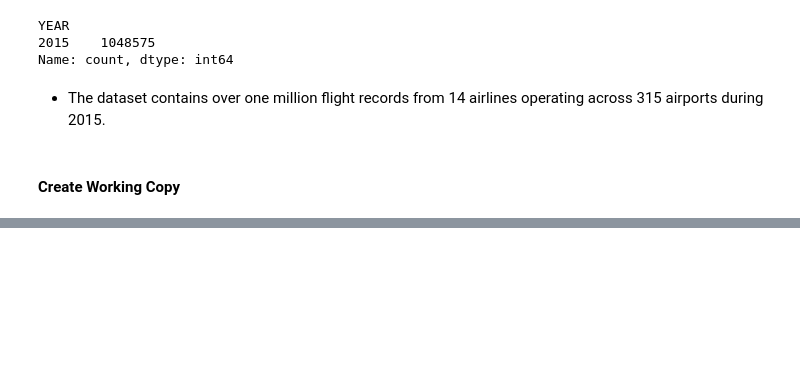
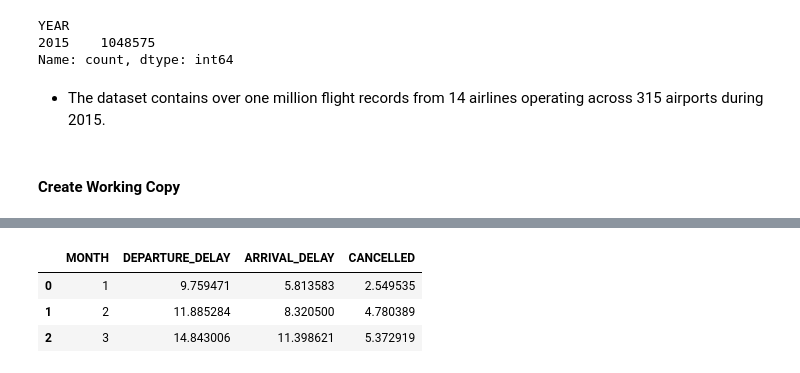
Before and after one commit to HerryTech/Python-Projects, a Jupyter notebook: Airline_Operations/airline_operations.ipynb, the cells around one changed output, grey strips where cells are left out. Saved outputs shown, nothing was run; the diff lists cells and outputs as text; code cells hidden in the pictures; blank space fills up the shorter version.

```diff
--- a/Airline_Operations/airline_operations.ipynb
+++ b/Airline_Operations/airline_operations.ipynb
@@ -359,0 +360,19 @@ summary
+# %%
+monthly_delay = (
+    df.groupby('MONTH')
+      .agg({
+          'DEPARTURE_DELAY': 'mean',
+          'ARRIVAL_DELAY': 'mean',
+          'CANCELLED': 'mean'
+      })
+      .reset_index()
+)
+
+monthly_delay['CANCELLED'] = monthly_delay['CANCELLED'] * 100
+
+monthly_delay
+# %% [output]
+|  | MONTH | DEPARTURE_DELAY | ARRIVAL_DELAY | CANCELLED |
+| 0 | 1 | 9.759471 | 5.813583 | 2.549535 |
+| 1 | 2 | 11.885284 | 8.320500 | 4.780389 |
+| 2 | 3 | 14.843006 | 11.398621 | 5.372919 |
```
Also changed, not shown: parts of 30 cells of this notebook.
